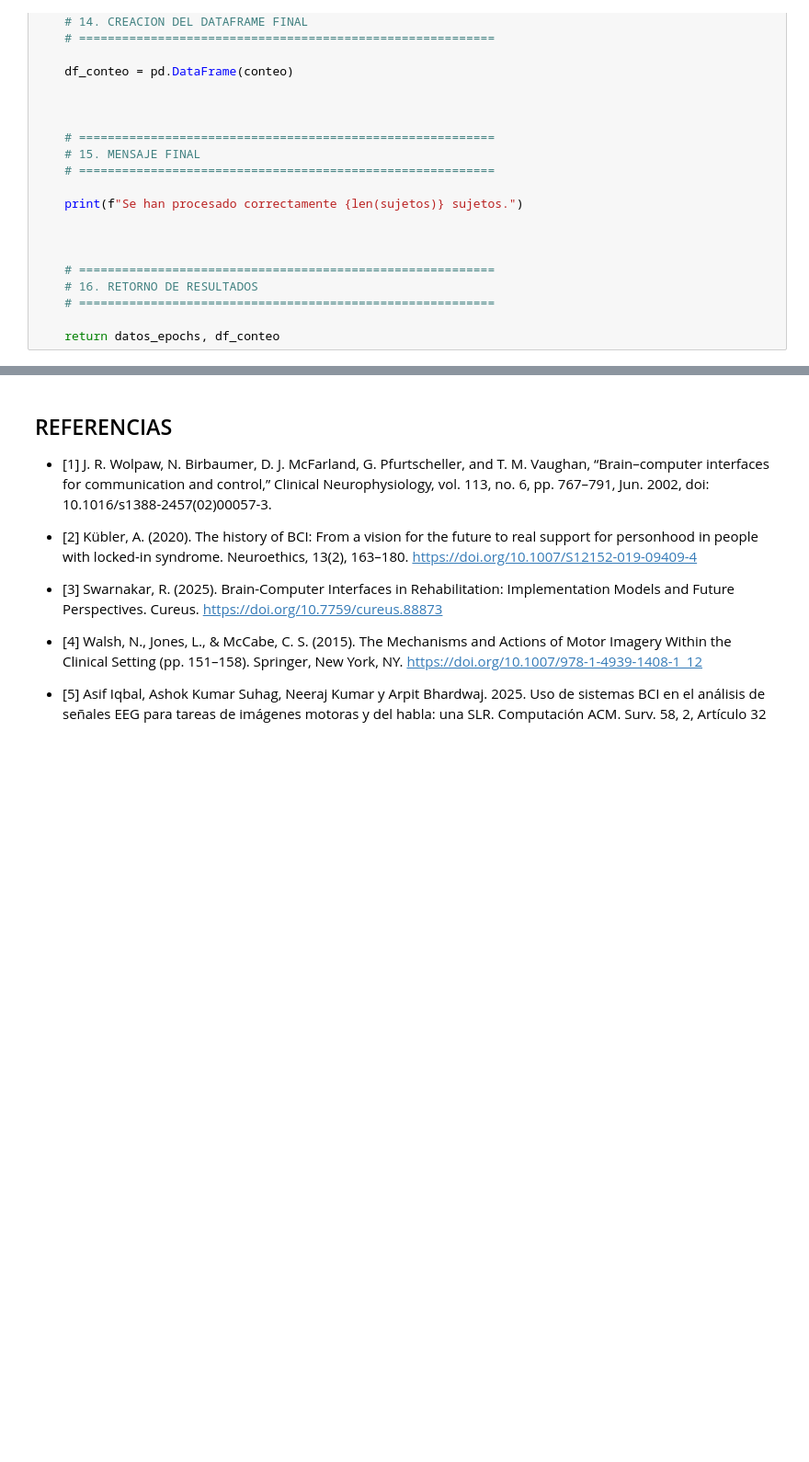
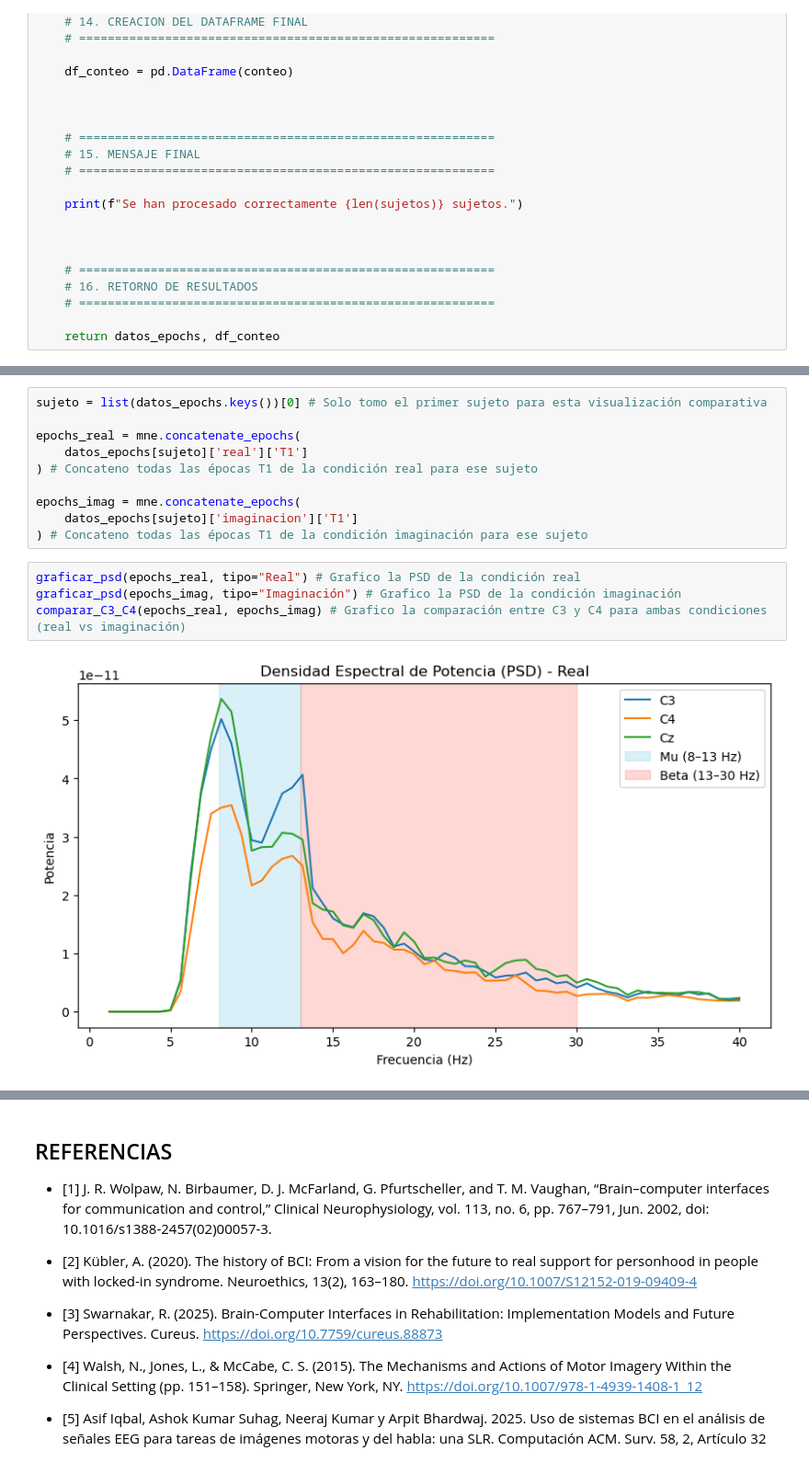
Before and after one commit to decagsito/Biosenales_20261, a Jupyter notebook: PROYECTO_1.ipynb, the cells around one changed output, grey strips where cells are left out. Shown at 92% size. Drawn from its saved outputs; the diff is of its cells as text; blank space fills up the shorter version.

```diff
--- a/PROYECTO_1.ipynb
+++ b/PROYECTO_1.ipynb
@@ -310,0 +525,16 @@ Se han procesado correctamente 109 sujetos.
+# %%
+sujeto = list(datos_epochs.keys())[0] # Solo tomo el primer sujeto para esta visualización comparativa
+
+epochs_real = mne.concatenate_epochs(
+    datos_epochs[sujeto]['real']['T1']
+) # Concateno todas las épocas T1 de la condición real para ese sujeto
+
+epochs_imag = mne.concatenate_epochs(
+    datos_epochs[sujeto]['imaginacion']['T1']
+) # Concateno todas las épocas T1 de la condición imaginación para ese sujeto
+# %%
+graficar_psd(epochs_real, tipo="Real") # Grafico la PSD de la condición real
+graficar_psd(epochs_imag, tipo="Imaginación") # Grafico la PSD de la condición imaginación
+comparar_C3_C4(epochs_real, epochs_imag) # Grafico la comparación entre C3 y C4 para ambas condiciones (real vs imaginación)
+# %% [output]
+[figure, added]
```
Also changed, not shown: parts of 13 cells of this notebook.
